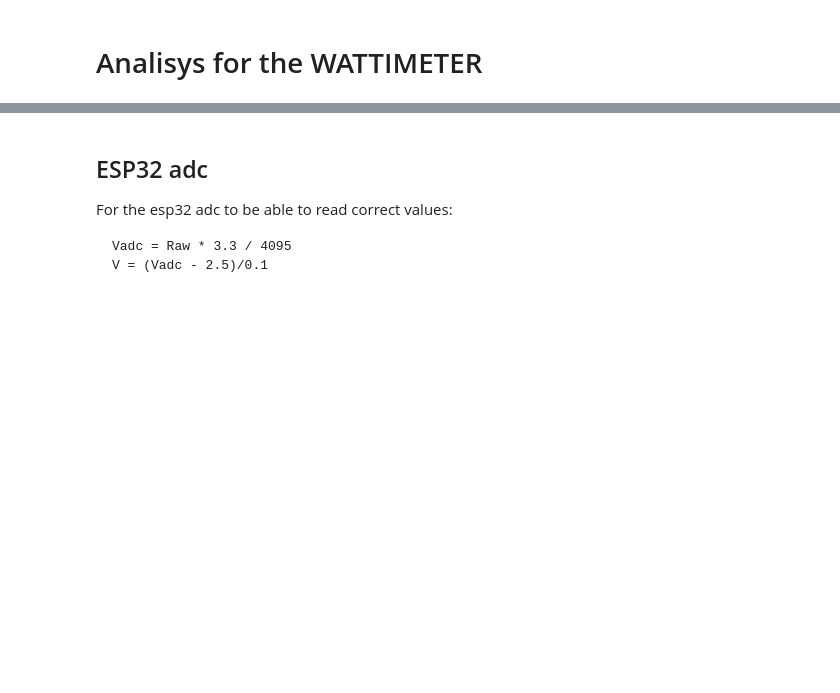
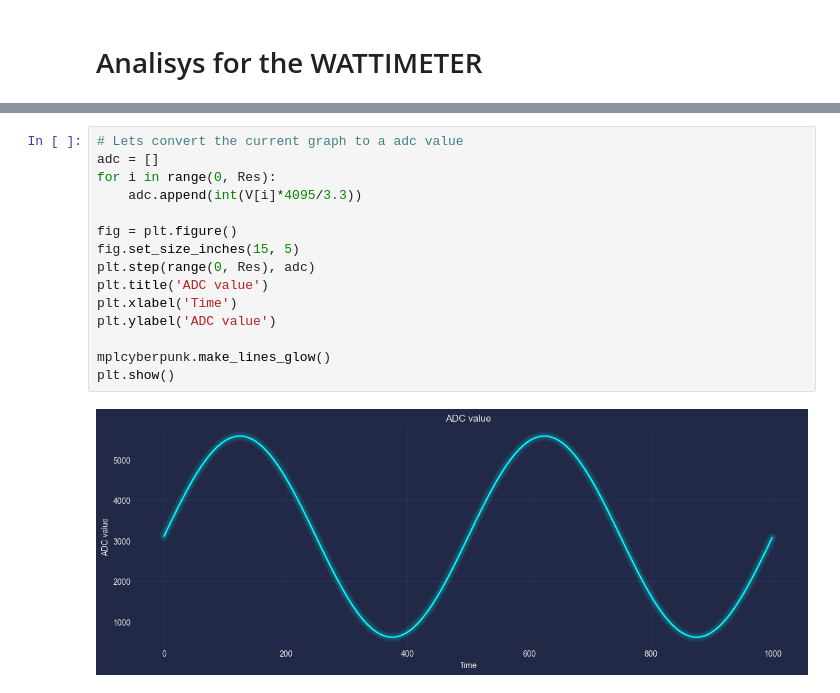
Before and after one commit to Gedankenn/esp32_wattimeter, a Jupyter notebook: wattimeter.ipynb, the cells around one changed output, grey strips where cells are left out. Drawn from its saved outputs; the diff is of its cells as text; blank space fills up the shorter version.

````diff
--- a/wattimeter.ipynb
+++ b/wattimeter.ipynb
@@ -69,7 +121,17 @@ plt.show()
-# %% [markdown]
-## ESP32 adc
-For the esp32 adc to be able to read correct values:
-```
-Vadc = Raw * 3.3 / 4095
-V = (Vadc - 2.5)/0.1
-```
+# %%
+# Lets convert the current graph to a adc value
+adc = []
+for i in range(0, Res):
+    adc.append(int(V[i]*4095/3.3))
+
+fig = plt.figure()
+fig.set_size_inches(15, 5)
+plt.step(range(0, Res), adc)
+plt.title('ADC value')
+plt.xlabel('Time')
+plt.ylabel('ADC value')
+
+mplcyberpunk.make_lines_glow()
+plt.show()
+# %% [output]
+[figure, added]
````
Also changed, not shown: parts of 4 cells of this notebook.
